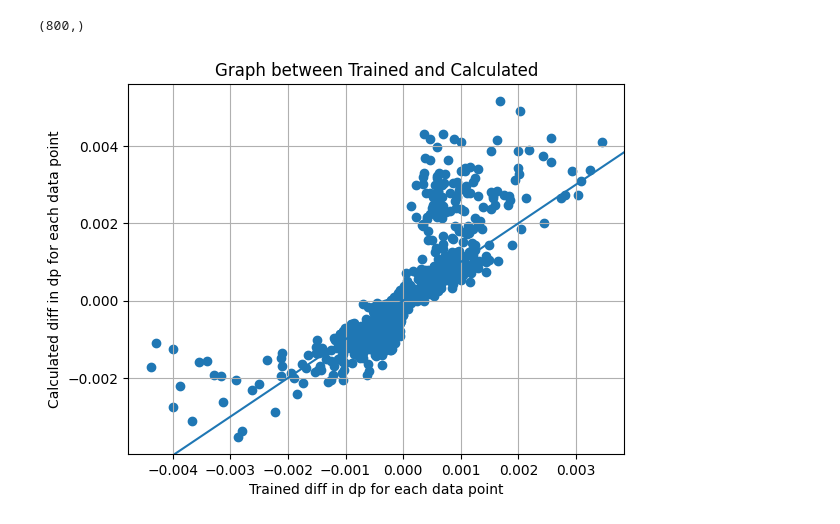
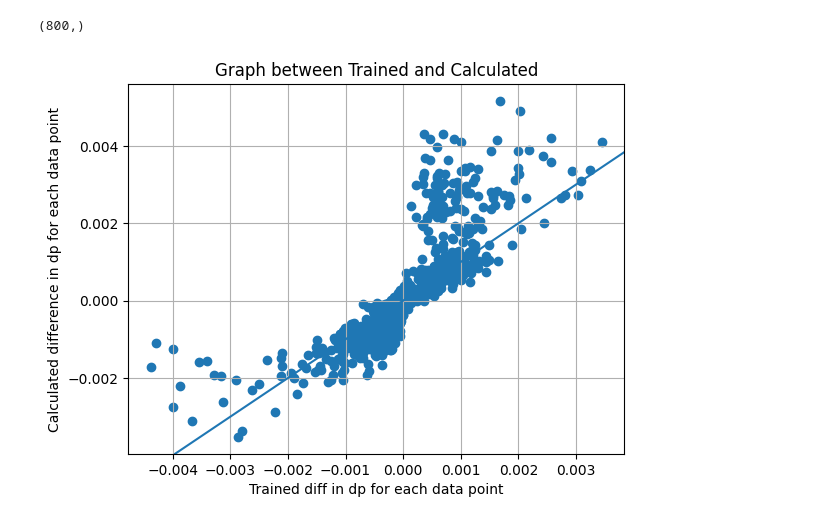
Before and after one commit to ekta0596/DataAcquisition-valuation, a Jupyter notebook: FirstOrderInfluenceWOTrain.ipynb, the cells around one changed output. Saved outputs shown, nothing was run; the diff lists cells and outputs as text; code cells hidden in the pictures.

```diff
--- a/FirstOrderInfluenceWOTrain.ipynb
+++ b/FirstOrderInfluenceWOTrain.ipynb
@@ -322,21 +390,22 @@ hinv_v, hinv = get_hinv_v(hessian_all_points, np.transpose(del_L_del_theta))
 # %%
 #influence for each data point
 inf = np.matmul(np.transpose(hinv_v), del_F_del_theta)
-inf = inf * 0.00125
+# inf = inf * 0.00125
+inf = inf/800
 print(inf.shape)
 # %% [output]
 (800,)
 # %%
 import matplotlib.pyplot as plt
 fig, ax = plt.subplots()
 df = pd.DataFrame({'Trained': result_plot, 'Calculated': inf})
 ax.scatter(df['Trained'], df['Calculated'], marker='o')
 plt.title('Graph between Trained and Calculated')
 plt.xlabel('Trained diff in dp for each data point')
-plt.ylabel('Calculated diff in dp for each data point')
+plt.ylabel('Calculated difference in dp for each data point')
 plt.grid(True)
 
 ax.axline((0, 0), slope=1)
 plt.show()
 # %% [output]
-[figure, old version]
+[figure, new version]
```
Also changed, not shown: parts of 11 cells of this notebook, 5 other files.
